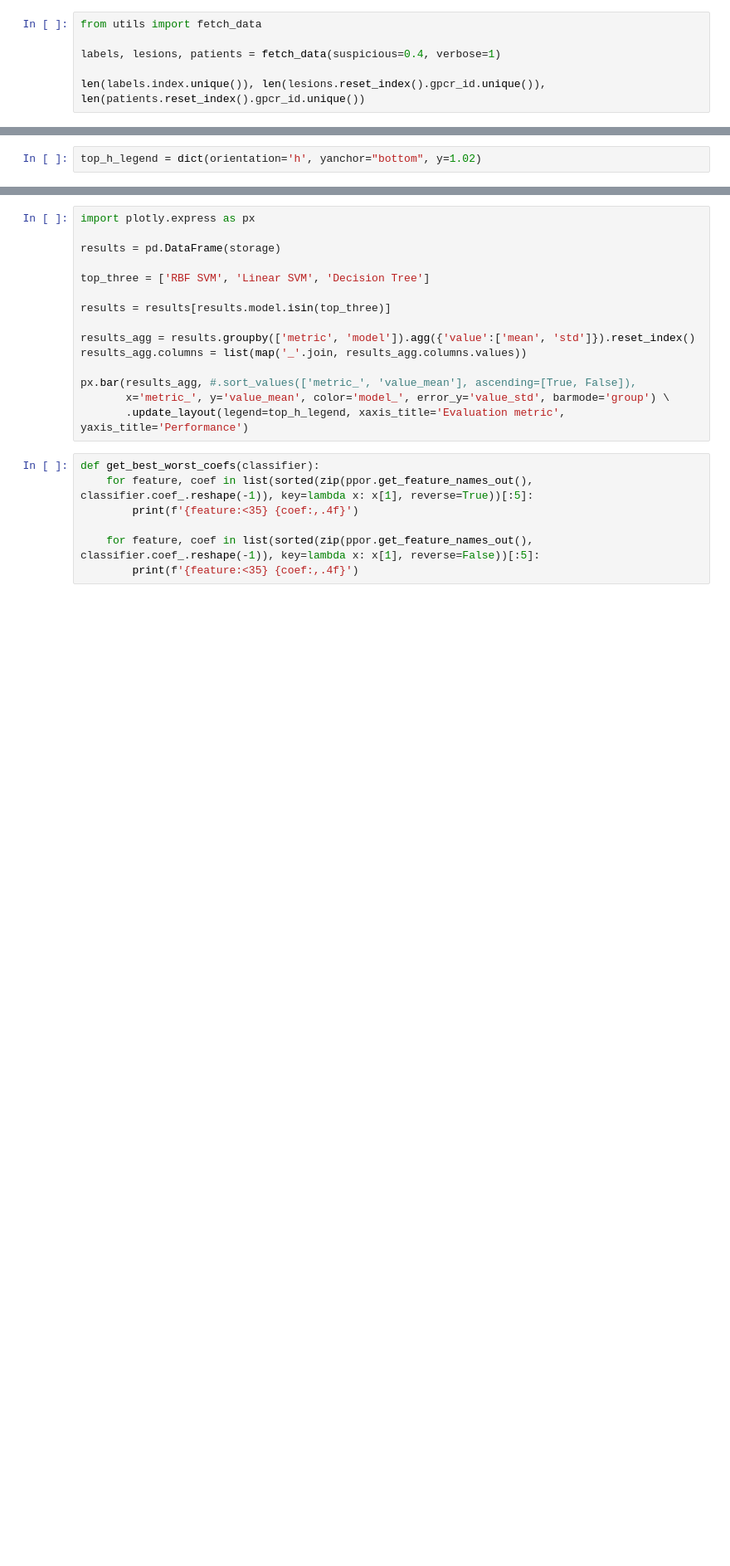
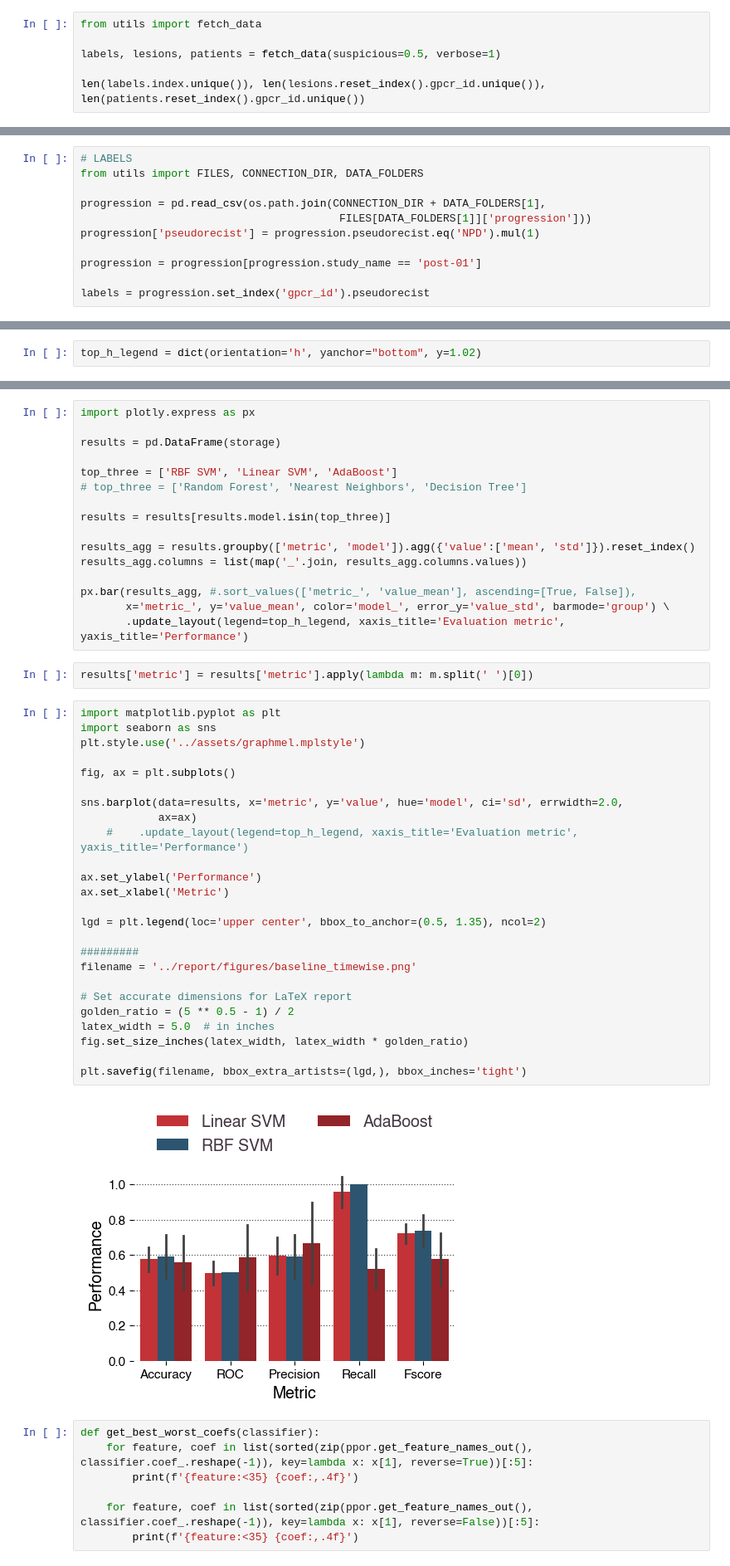
Before and after one commit to arnauddhaene/graphmel, a Jupyter notebook: notebooks/baseline.ipynb, the cells around one changed output, grey strips where cells are left out. Shown at 83% size. Cells and saved outputs as stored; diff of their text form; blank space fills up the shorter version.

Commit message:
New: some changes to the notebooks and utils

```diff
--- a/notebooks/baseline.ipynb
+++ b/notebooks/baseline.ipynb
@@ -26,7 +26,7 @@ sys.path.append(os.path.abspath('../src'))
 # %%
 from utils import fetch_data
 
-labels, lesions, patients = fetch_data(suspicious=0.4, verbose=1)
+labels, lesions, patients = fetch_data(suspicious=0.5, verbose=1)
 
 len(labels.index.unique()), len(lesions.reset_index().gpcr_id.unique()), len(patients.reset_index().gpcr_id.unique())
 # %% [output]
@@ -37,3 +44,14 @@ The intersection of datasets showed 58 potential datapoints.
+# %%
+# LABELS
+from utils import FILES, CONNECTION_DIR, DATA_FOLDERS
+
+progression = pd.read_csv(os.path.join(CONNECTION_DIR + DATA_FOLDERS[1],
+                                        FILES[DATA_FOLDERS[1]]['progression']))
+progression['pseudorecist'] = progression.pseudorecist.eq('NPD').mul(1)
+
+progression = progression[progression.study_name == 'post-01']
+
+labels = progression.set_index('gpcr_id').pseudorecist
 # %%
 import itertools
 
@@ -207,7 +240,8 @@ import plotly.express as px
 
 results = pd.DataFrame(storage)
 
-top_three = ['RBF SVM', 'Linear SVM', 'Decision Tree']
+top_three = ['RBF SVM', 'Linear SVM', 'AdaBoost']
+# top_three = ['Random Forest', 'Nearest Neighbors', 'Decision Tree']
 
 results = results[results.model.isin(top_three)]
 
@@ -217,6 +251,35 @@ results_agg.columns = list(map('_'.join, results_agg.columns.values))
 px.bar(results_agg, #.sort_values(['metric_', 'value_mean'], ascending=[True, False]),
        x='metric_', y='value_mean', color='model_', error_y='value_std', barmode='group') \
        .update_layout(legend=top_h_legend, xaxis_title='Evaluation metric', yaxis_title='Performance')
+# %%
+results['metric'] = results['metric'].apply(lambda m: m.split(' ')[0])
+# %%
+import matplotlib.pyplot as plt
+import seaborn as sns
+plt.style.use('../assets/graphmel.mplstyle')
+
+fig, ax = plt.subplots()
+
+sns.barplot(data=results, x='metric', y='value', hue='model', ci='sd', errwidth=2.0,
+            ax=ax)
+    #    .update_layout(legend=top_h_legend, xaxis_title='Evaluation metric', yaxis_title='Performance')
+
+ax.set_ylabel('Performance')
+ax.set_xlabel('Metric')
+
+lgd = plt.legend(loc='upper center', bbox_to_anchor=(0.5, 1.35), ncol=2)
+
+#########
+filename = '../report/figures/baseline_timewise.png'
+
+# Set accurate dimensions for LaTeX report
+golden_ratio = (5 ** 0.5 - 1) / 2
+latex_width = 5.0  # in inches
+fig.set_size_inches(latex_width, latex_width * golden_ratio)
+
+plt.savefig(filename, bbox_extra_artists=(lgd,), bbox_inches='tight')
+# %% [output]
+[figure, added]
 # %%
 def get_best_worst_coefs(classifier):
     for feature, coef in list(sorted(zip(ppor.get_feature_names_out(), classifier.coef_.reshape(-1)), key=lambda x: x[1], reverse=True))[:5]:
```
Also changed, not shown: parts of 7 cells of this notebook, 6 other files.
